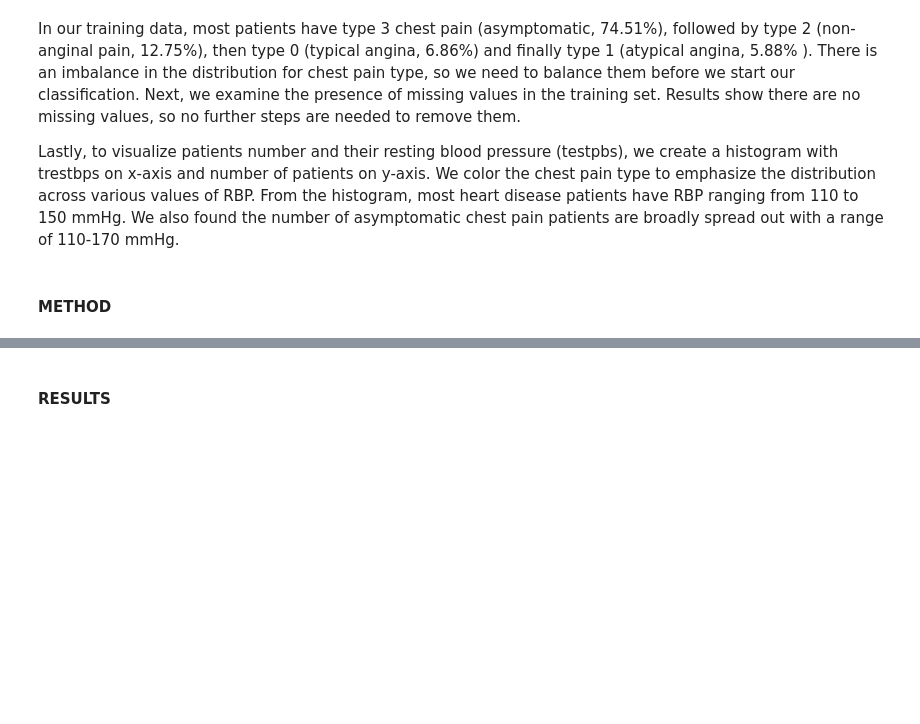
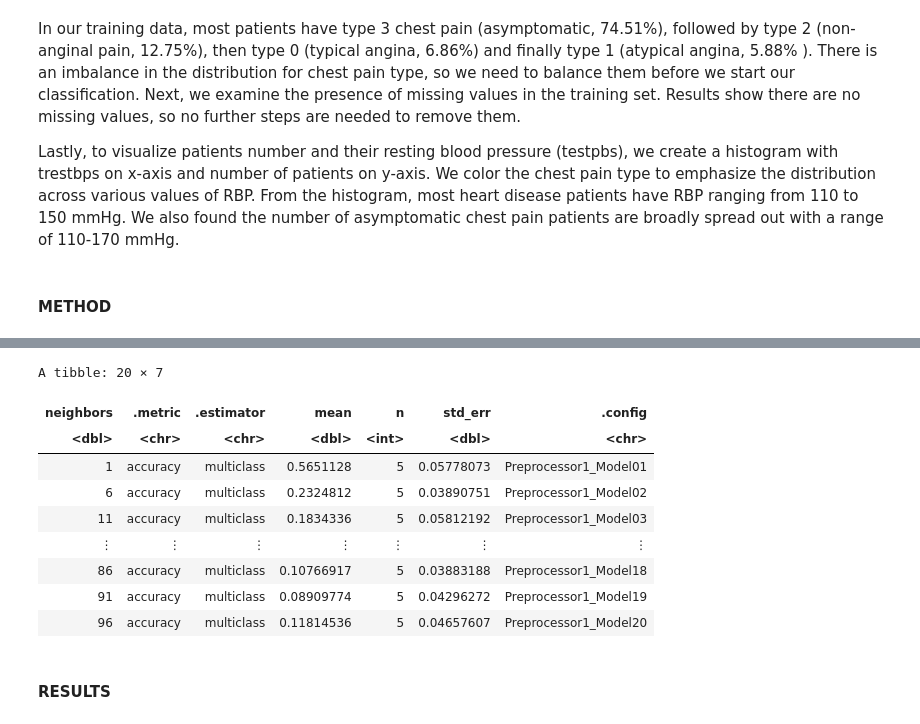
Before and after one commit to beandumplings/dsci_100_group143_project, a Jupyter notebook: Group143_Project.ipynb, the cells around one changed output, grey strips where cells are left out. Drawn from its saved outputs; the diff is of its cells as text; code cells hidden in the pictures; blank space fills up the shorter version.

Commit message:
Performed vfolds, accuracies added

```diff
--- a/Group143_Project.ipynb
+++ b/Group143_Project.ipynb
@@ -185,3 +184,17 @@ ERROR: Error in `estimate_tune_results()`:
+# %%
+accuracies <- knn_results |> filter(.metric == "accuracy")
+accuracies
+# %% [output]
+A tibble: 20 × 7
+| neighbors | .metric | .estimator | mean | n | std_err | .config |
+| <dbl> | <chr> | <chr> | <dbl> | <int> | <dbl> | <chr> |
+| 1 | accuracy | multiclass | 0.5651128 | 5 | 0.05778073 | Preprocessor1_Model01 |
+| 6 | accuracy | multiclass | 0.2324812 | 5 | 0.03890751 | Preprocessor1_Model02 |
+| 11 | accuracy | multiclass | 0.1834336 | 5 | 0.05812192 | Preprocessor1_Model03 |
+| ⋮ | ⋮ | ⋮ | ⋮ | ⋮ | ⋮ | ⋮ |
+| 86 | accuracy | multiclass | 0.10766917 | 5 | 0.03883188 | Preprocessor1_Model18 |
+| 91 | accuracy | multiclass | 0.08909774 | 5 | 0.04296272 | Preprocessor1_Model19 |
+| 96 | accuracy | multiclass | 0.11814536 | 5 | 0.04657607 | Preprocessor1_Model20 |
 # %% [markdown]
 #### RESULTS
 # %% [markdown]
```
Also changed, not shown: parts of 4 cells of this notebook.
